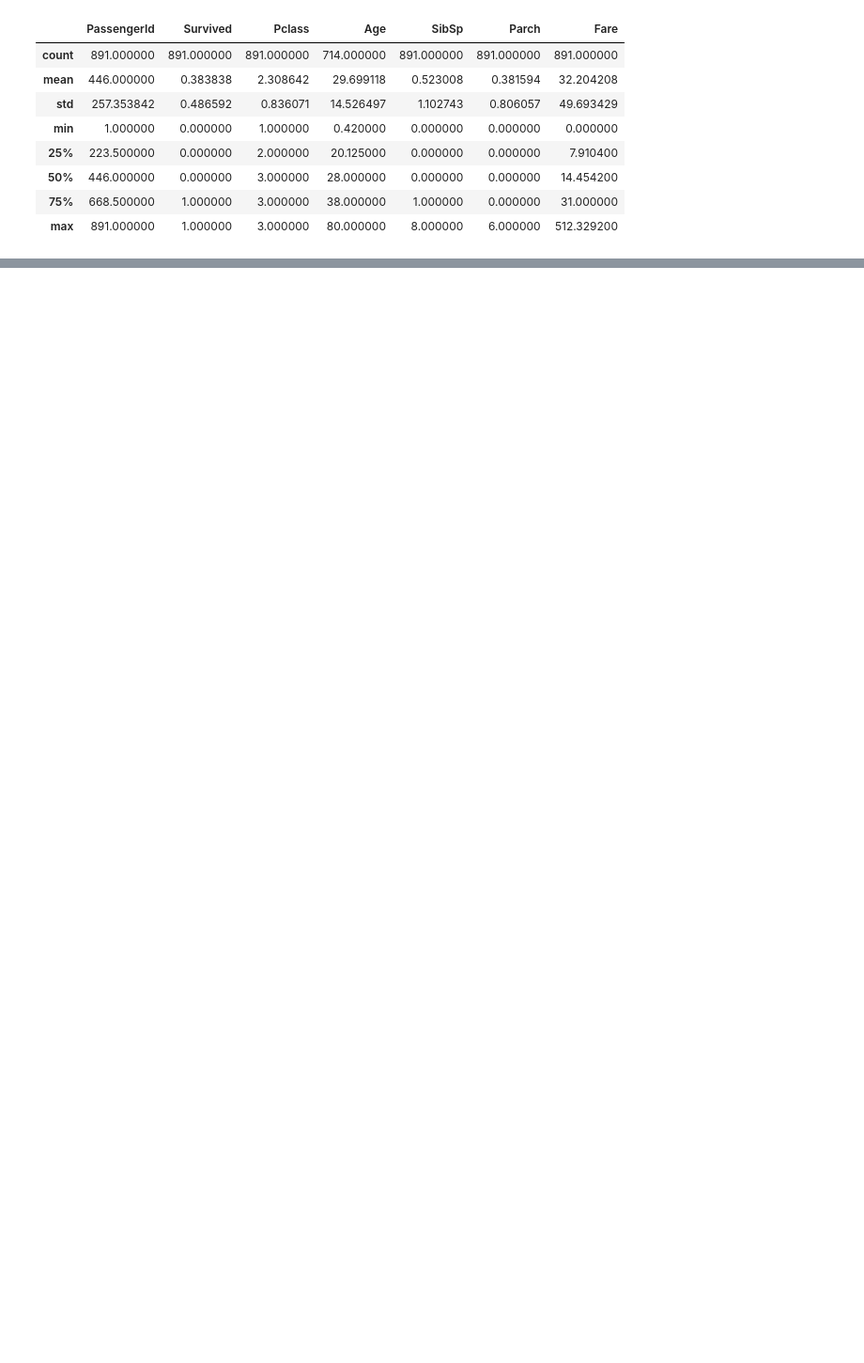
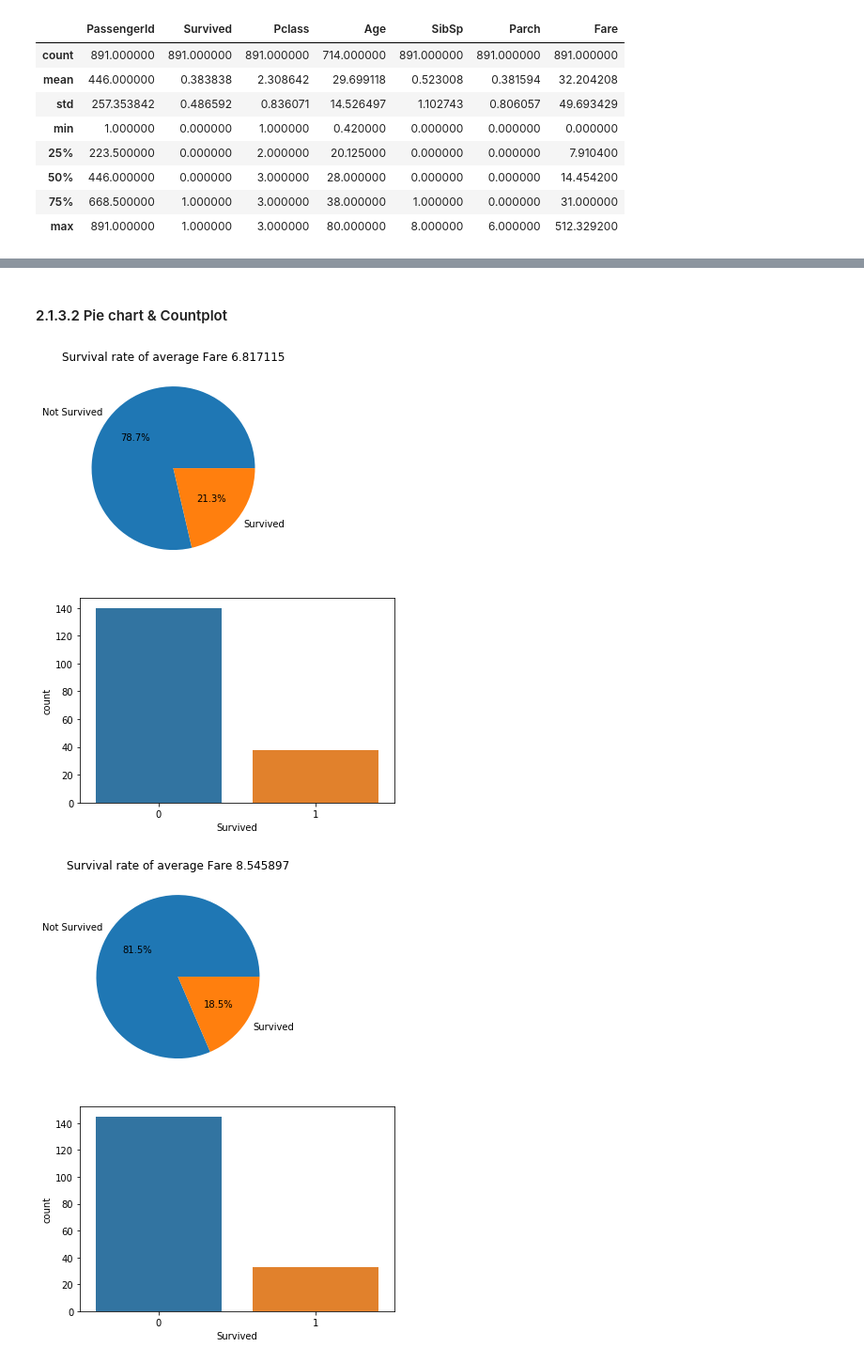
Before and after one commit to USF-CS-663-Spring-2020/lab-02-titanic-DomingoWong, a Jupyter notebook: titanic.ipynb, the cells around one changed output, grey strips where cells are left out. Shown: that part at 94% size. Cells and saved outputs as stored; diff of their text form; code cells hidden in the pictures; blank space fills up the shorter version.

```diff
--- a/titanic.ipynb
+++ b/titanic.ipynb
@@ -83,0 +144,20 @@ sns.FacetGrid(df, col = 'Survived').map(plt.hist, 'Fare', bins = 20, normed = Tr
+# %% [markdown]
+#### 2.1.3.2 Pie chart & Countplot
+# %%
+for i in range(len(sub_df)):
+    survived_in_sub_df = sub_df[i]['Survived'].sum()
+    not_survived_in_sub_df = len(sub_df[i]) - survived_in_sub_df
+
+    # Pie chart
+    plt.figure()
+    plt.pie([not_survived_in_sub_df, survived_in_sub_df], labels = ['Not Survived','Survived'], autopct='%0.1f%%')
+    plt.title("Survival rate of average Fare %f" %sub_df[i].Fare.mean())
+
+    # Bar chart
+    plt.figure()
+    sns.countplot(x = sub_df[i].Survived, data = sub_df[i])
+# %% [output]
+[figure, added]
+[figure, added]
+[figure, added]
+[figure, added]
```
Also changed, not shown: parts of 27 cells of this notebook.
